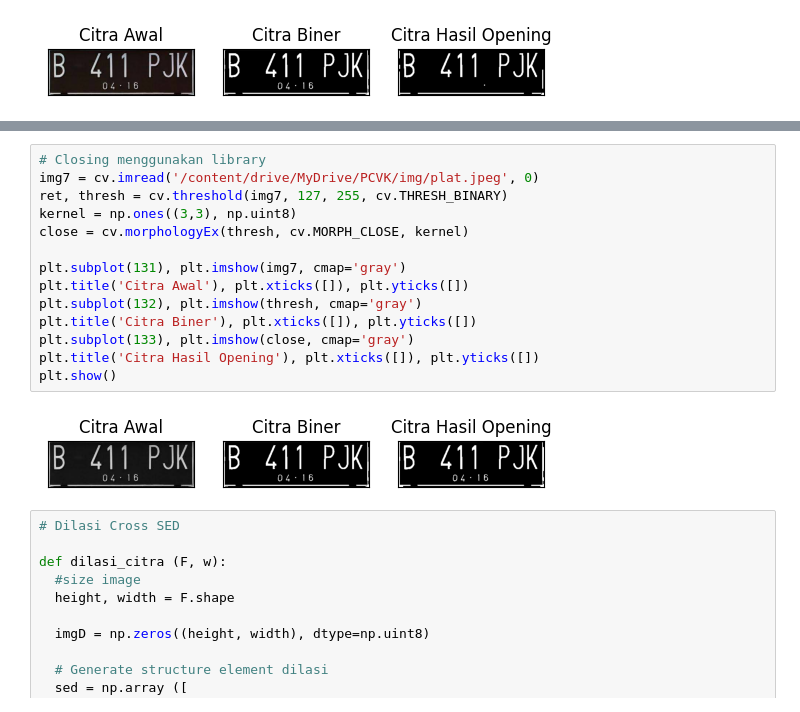
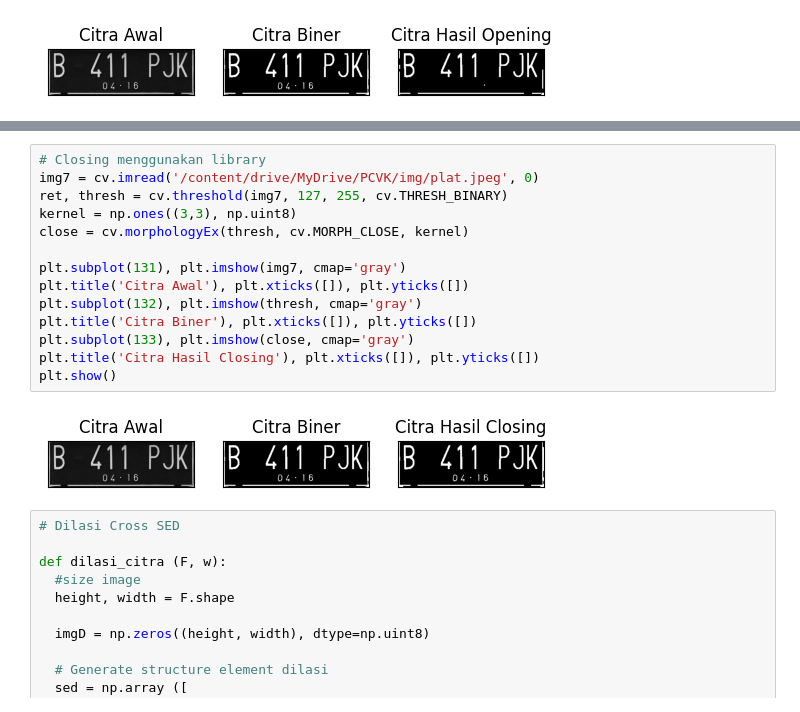
Before and after one commit to Salwalabibah/PCVK_Genap_2023, a Jupyter notebook: week9.ipynb, the cells around one changed output, grey strips where cells are left out. Cells and saved outputs as stored; diff of their text form.

```diff
--- a/week9.ipynb
+++ b/week9.ipynb
@@ -156,19 +157,19 @@ plt.show()
 # %%
 # Closing menggunakan library
 img7 = cv.imread('/content/drive/MyDrive/PCVK/img/plat.jpeg', 0)
 ret, thresh = cv.threshold(img7, 127, 255, cv.THRESH_BINARY)
 kernel = np.ones((3,3), np.uint8)
 close = cv.morphologyEx(thresh, cv.MORPH_CLOSE, kernel)
 
 plt.subplot(131), plt.imshow(img7, cmap='gray')
 plt.title('Citra Awal'), plt.xticks([]), plt.yticks([])
 plt.subplot(132), plt.imshow(thresh, cmap='gray')
 plt.title('Citra Biner'), plt.xticks([]), plt.yticks([])
 plt.subplot(133), plt.imshow(close, cmap='gray')
-plt.title('Citra Hasil Opening'), plt.xticks([]), plt.yticks([])
+plt.title('Citra Hasil Closing'), plt.xticks([]), plt.yticks([])
 plt.show()
 # %% [output]
-[figure, old version]
+[figure, new version]
 # %%
 # Dilasi Cross SED
 
```
Also changed, not shown: parts of 9 cells of this notebook.
